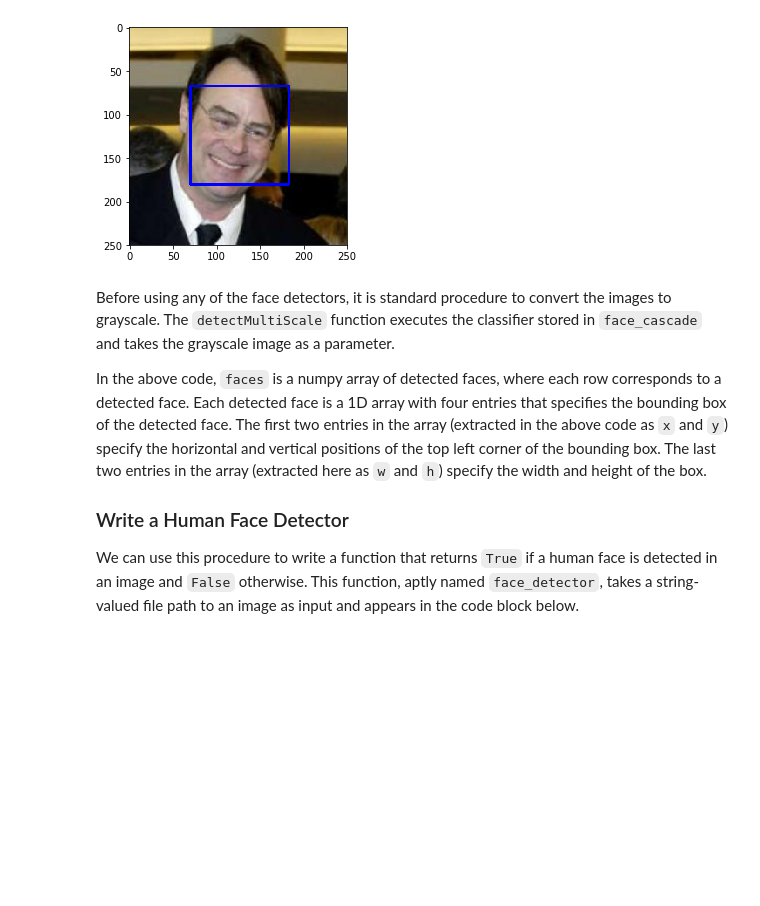
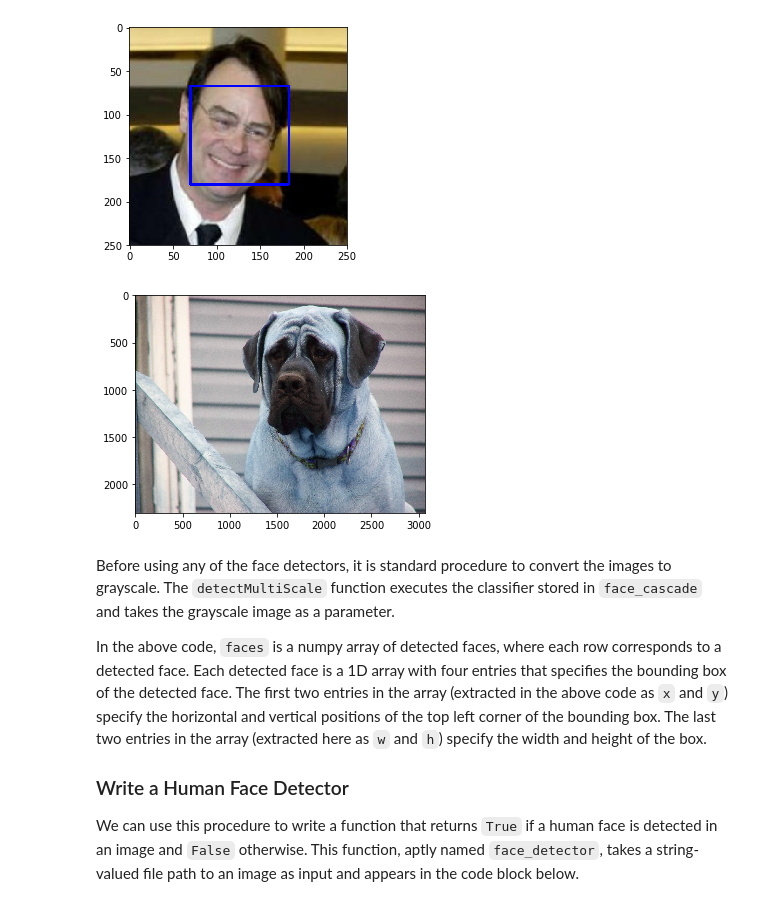
Before and after one commit to mangozy/deeplearning, a Jupyter notebook: dog_app.ipynb, the cells around one changed output. Saved outputs shown, nothing was run; the diff lists cells and outputs as text; code cells hidden in the pictures; blank space fills up the shorter version.

```diff
--- a/dog_app.ipynb
+++ b/dog_app.ipynb
@@ -107,3 +109,9 @@ Number of faces detected: 1
+# %%
+dog_img = cv2.imread(dog_files[3])
+plt.imshow(dog_img)
+plt.show()
+# %% [output]
+[figure, added]
 # %% [markdown]
 Before using any of the face detectors, it is standard procedure to convert the images to grayscale.  The `detectMultiScale` function executes the classifier stored in `face_cascade` and takes the grayscale image as a parameter.
 
```
Also changed, not shown: parts of 5 cells of this notebook.
